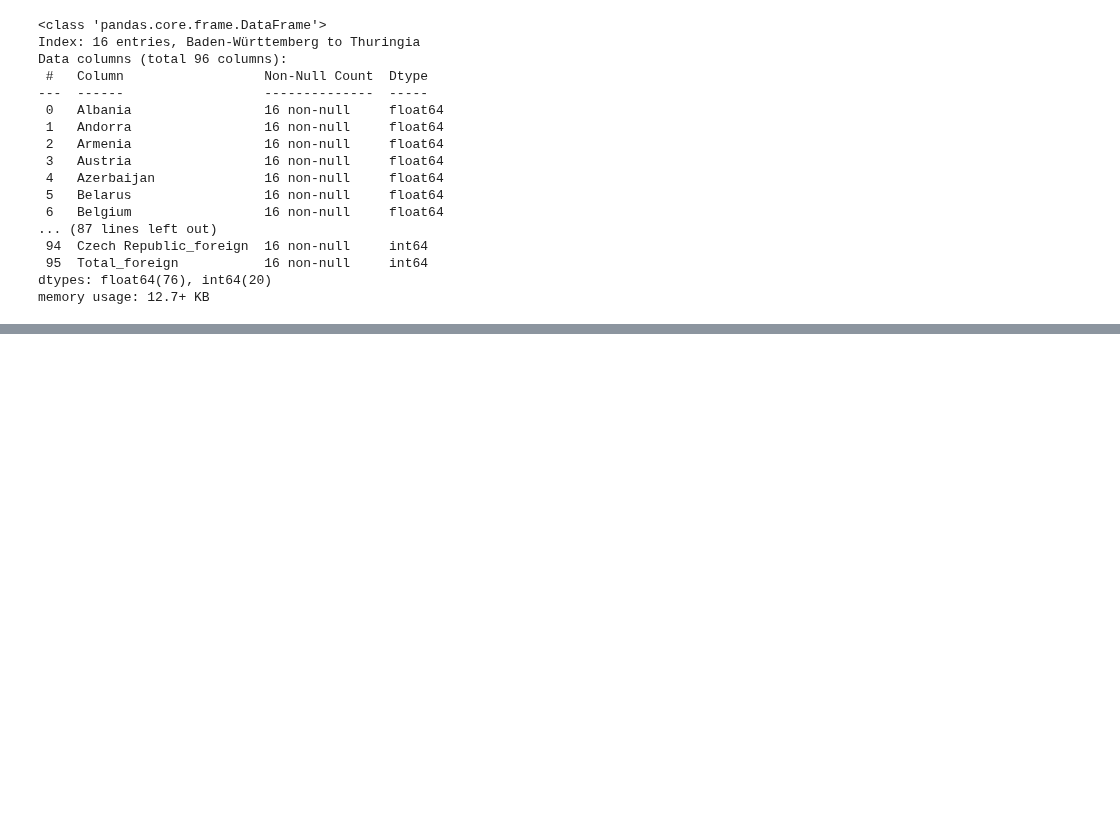
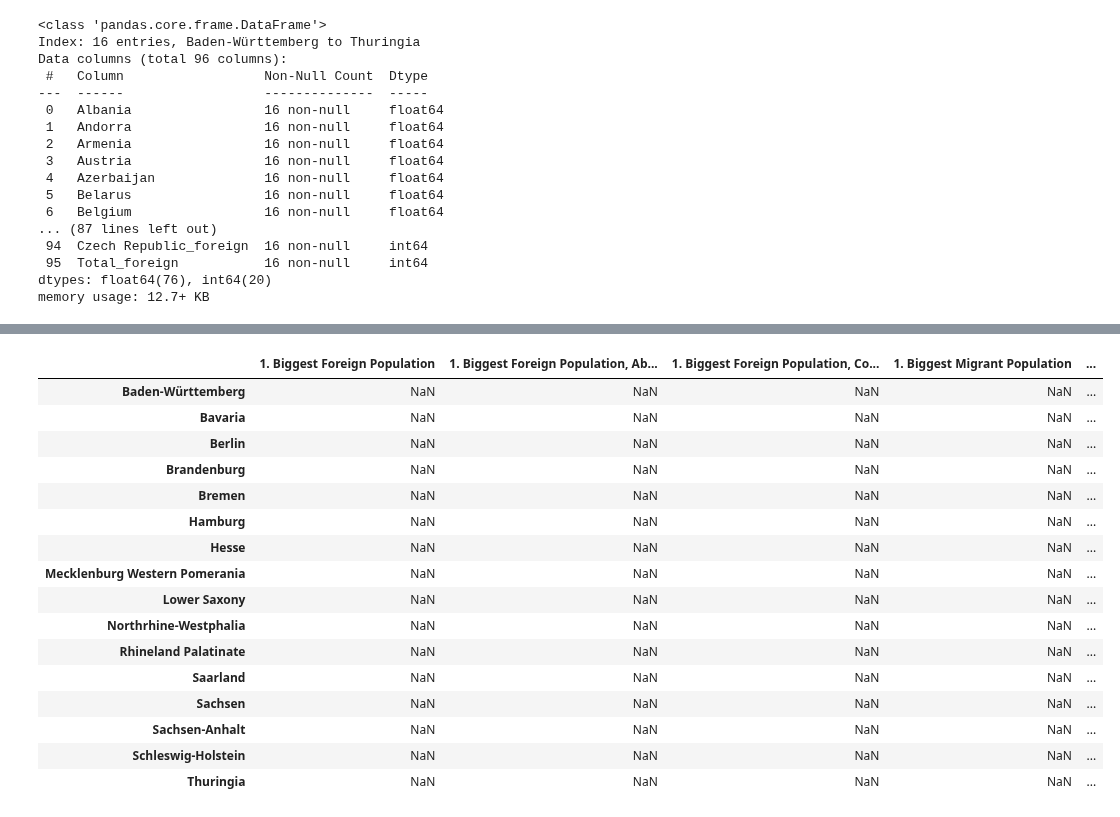
Before and after one commit to Alvaroguijarro97/ML_Group_Project, a Jupyter notebook: Data_Abortion_Atlas.ipynb, the cells around one changed output, grey strips where cells are left out. Cells and saved outputs as stored; diff of their text form; code cells hidden in the pictures; blank space fills up the shorter version.

```diff
--- a/Data_Abortion_Atlas.ipynb
+++ b/Data_Abortion_Atlas.ipynb
@@ -521,0 +524,99 @@ memory usage: 12.7+ KB
+# %%
+next_central_table = pd.DataFrame(
+    columns=[
+  "1. Biggest Foreign Population",
+  "1. Biggest Migrant Population",
+  "1. Closest Distance Country",
+  "2. Biggest Foreign Population",
+  "2. Biggest Migrant Population",
+  "2. Closest Distance Country",
+  "3. Biggest Foreign Population",
+  "3. Biggest Migrant Population",
+  "3. Closest Distance Country",
+  "4. Biggest Foreign Population",
+  "4. Biggest Migrant Population",
+  "4. Closest Distance Country",
+  "5. Biggest Foreign Population",
+  "5. Biggest Migrant Population",
+  "5. Closest Distance Country",
+  "6. Biggest Foreign Population",
+  "6. Biggest Migrant Population",
+  "6. Closest Distance Country",
+  "7. Biggest Foreign Population",
+  "7. Biggest Migrant Population",
+  "7. Closest Distance Country",
+  "8. Biggest Foreign Population",
+  "8. Biggest Migrant Population",
+  "8. Closest Distance Country",
+  "9. Biggest Foreign Population",
+  "9. Biggest Migrant Population",
+  "9. Closest Distance Country"
+  ],
+    index= [
+        "Baden-Württemberg",
+        "Bavaria",
+         "Berlin",
+         "Brandenburg",
+         "Bremen",
+         "Hamburg",
+         "Hesse",
+         "Mecklenburg Western Pomerania",
+         "Lower Saxony",
+         "Northrhine-Westphalia",
+         "Rhineland Palatinate",
+         "Saarland",
+         "Sachsen",
+         "Sachsen-Anhalt",
+         "Schleswig-Holstein",
+         "Thuringia"
+])
+
+# "foreign_data_by_state" needs to be sorted for each "Bundesland" (state) in descending order
+# following this order, it has to be included in the frame for columns "1. Biggest Foreign Population", "2. Biggest Foreign Population", etc.
+# next_central_table["1. Biggest Foreign Population"] = foreign_data_by_state["Poland"]
+
+# create "score" columns
+for x in next_central_table:
+  next_central_table[x + ", Abortion Score"] = next_central_table.loc[:, x]
+  next_central_table[x + ", Country Code"] = next_central_table.loc[:, x]
+
+# sort alphabetically by columns
+next_central_table = next_central_table.reindex(sorted(next_central_table.columns), axis = 1)
+
+# replace one value from the test data frame with a value from a different data frame
+next_central_table = next_central_table.replace(["Bulgaria", "Poland", "Luxembourg", "Lithuania", "France", "Greece", "Italy", "Croatia", "Netherlands", "Austria", "Portugal", "Romania", "Spain", "Czech Republic", "Hungary"],
+                                                                        [df_abortion_atlas.at["Bulgaria", "ACCESS (TOTAL SCORE)"],
+                                                                         df_abortion_atlas.at["Poland", "ACCESS (TOTAL SCORE)"],
+                                                                         df_abortion_atlas.at["Luxembourg", "ACCESS (TOTAL SCORE)"],
+                                                                         df_abortion_atlas.at["Lithuania", "ACCESS (TOTAL SCORE)"],
+                                                                         df_abortion_atlas.at["France", "ACCESS (TOTAL SCORE)"],
+                                                                         df_abortion_atlas.at["Greece", "ACCESS (TOTAL SCORE)"],
+                                                                         df_abortion_atlas.at["Italy", "ACCESS (TOTAL SCORE)"],
+                                                                         df_abortion_atlas.at["Croatia", "ACCESS (TOTAL SCORE)"],
+                                                                         df_abortion_atlas.at["Netherlands", "ACCESS (TOTAL SCORE)"],
+                                                                         df_abortion_atlas.at["Austria", "ACCESS (TOTAL SCORE)"],
+                                                                         df_abortion_atlas.at["Portugal", "ACCESS (TOTAL SCORE)"],
+                                                                         df_abortion_atlas.at["Romania", "ACCESS (TOTAL SCORE)"],
+                                                                         df_abortion_atlas.at["Spain", "ACCESS (TOTAL SCORE)"],
+                                                                         df_abortion_atlas.at["Czech Republic", "ACCESS (TOTAL SCORE)"],
+                                                                         df_abortion_atlas.at["Hungary", "ACCESS (TOTAL SCORE)"]])
+
+next_central_table
+# %% [output]
+|  | 1. Biggest Foreign Population | 1. Biggest Foreign Population, Ab... | 1. Biggest Foreign Population, Co... | 1. Biggest Migrant Population | ... |
+| Baden-Württemberg | NaN | NaN | NaN | NaN | ... |
+| Bavaria | NaN | NaN | NaN | NaN | ... |
+| Berlin | NaN | NaN | NaN | NaN | ... |
+| Brandenburg | NaN | NaN | NaN | NaN | ... |
+| Bremen | NaN | NaN | NaN | NaN | ... |
+| Hamburg | NaN | NaN | NaN | NaN | ... |
+| Hesse | NaN | NaN | NaN | NaN | ... |
+| Mecklenburg Western Pomerania | NaN | NaN | NaN | NaN | ... |
+| Lower Saxony | NaN | NaN | NaN | NaN | ... |
+| Northrhine-Westphalia | NaN | NaN | NaN | NaN | ... |
+| Rhineland Palatinate | NaN | NaN | NaN | NaN | ... |
+| Saarland | NaN | NaN | NaN | NaN | ... |
+| Sachsen | NaN | NaN | NaN | NaN | ... |
+| Sachsen-Anhalt | NaN | NaN | NaN | NaN | ... |
+| Schleswig-Holstein | NaN | NaN | NaN | NaN | ... |
+| Thuringia | NaN | NaN | NaN | NaN | ... |
```
Also changed, not shown: parts of 2 cells of this notebook.
